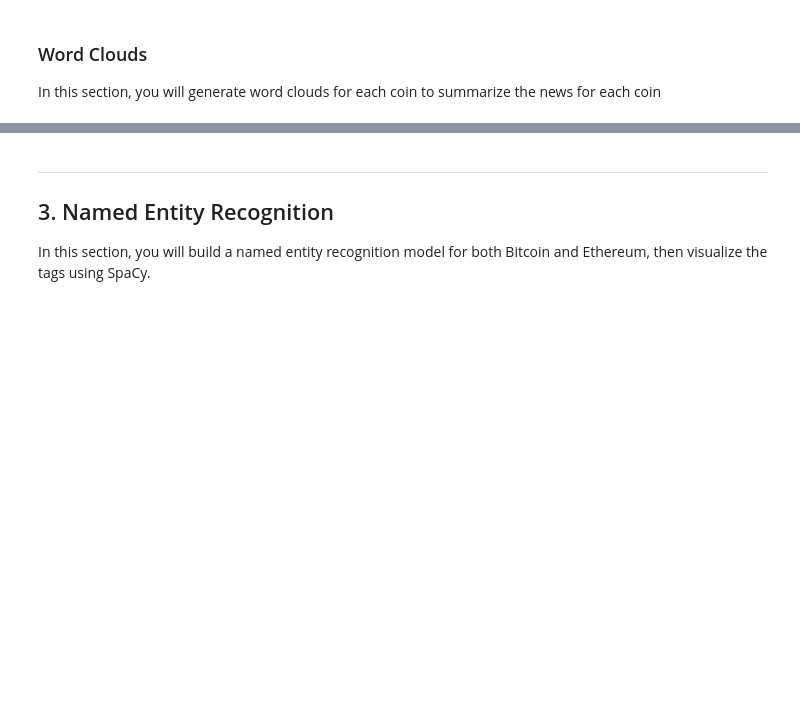
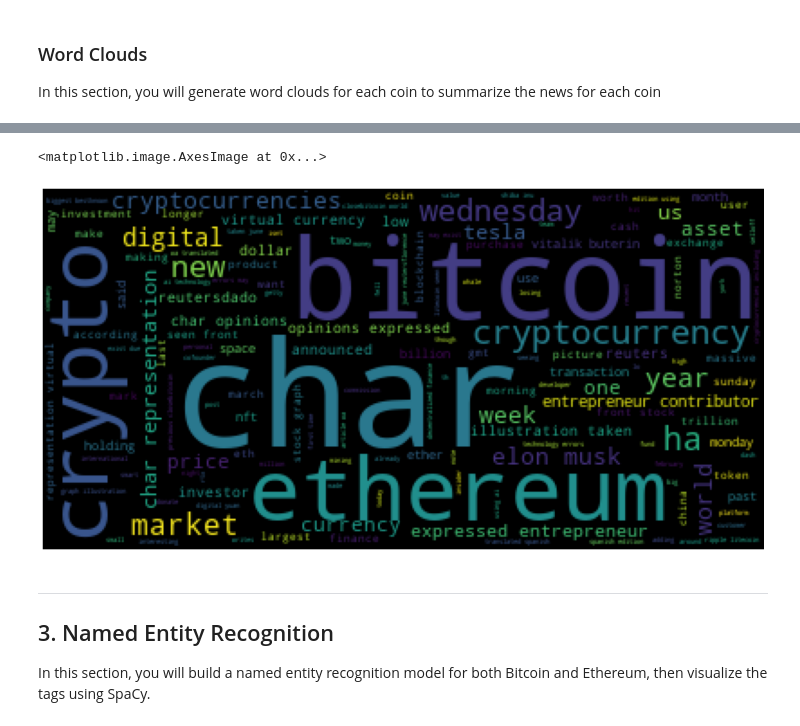
Before and after one commit to illyanyc/cu_fintech_assignments, a Jupyter notebook: 12_nlp/crypto_sentiment.ipynb, the cells around one changed output, grey strips where cells are left out. Drawn from its saved outputs; the diff is of its cells as text; code cells hidden in the pictures; blank space fills up the shorter version.

```diff
--- a/12_nlp/crypto_sentiment.ipynb
+++ b/12_nlp/crypto_sentiment.ipynb
@@ -117,3 +250,4 @@ def tokenizer(text):
 # %%
 # Create a new tokens column for Ethereum
-# YOUR CODE HERE!
+eth_df['tokens'] = [tokenizer(text) for text in eth_df['text']]
+eth_df.head()
@@ -135,3 +278,3 @@ from nltk import ngrams
 # %%
 # Generate the Ethereum N-grams where N=2
-# YOUR CODE HERE!
+eth_li = [y for x in eth_df['tokens'] for y in x]
@@ -167,3 +341,12 @@ mpl.rcParams['figure.figsize'] = [20.0, 10.0]
+# %%
+# Generate the Ethereum word cloud
+eth_li_bigstring = ' '.join(eth_li)
+eth_wc = WordCloud().generate(eth_li_bigstring)
+plt.axis('off')
+plt.imshow(eth_wc)
+# %% [output]
+<matplotlib.image.AxesImage at 0x...>
+[figure, added]
 # %% [markdown]
 ---
 ## 3. Named Entity Recognition
```
Also changed, not shown: parts of 29 cells of this notebook, 6 other files.
